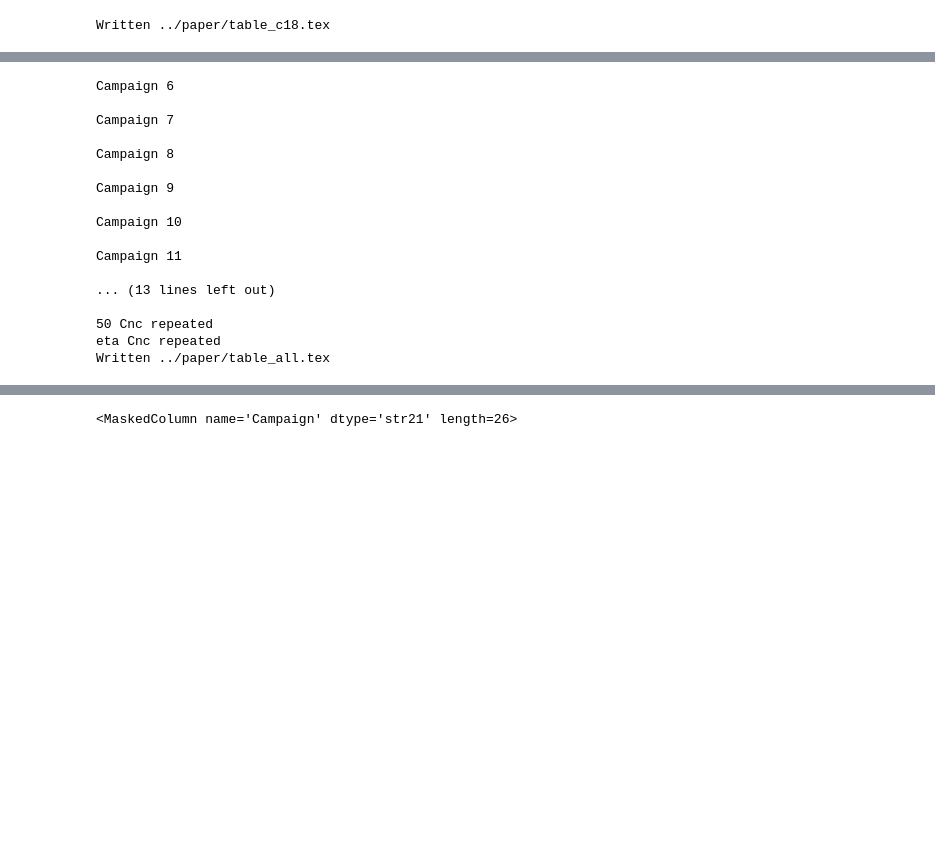
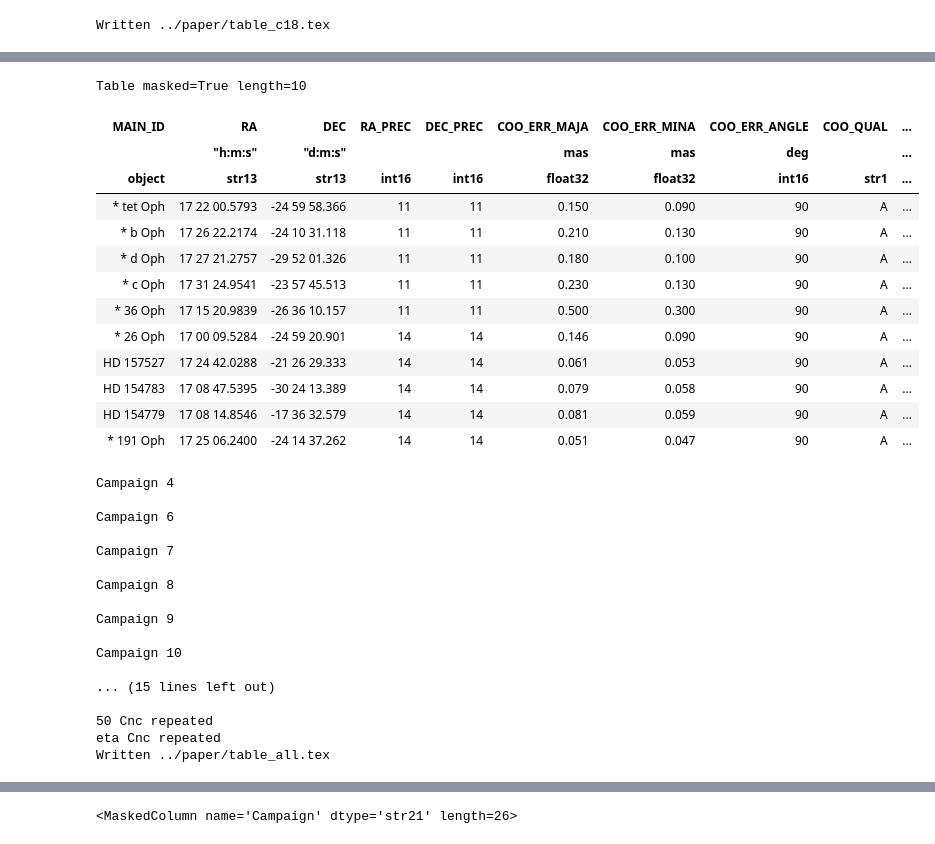
Before and after one commit to benjaminpope/k2halo, a Jupyter notebook: notebooks/download_stars.ipynb, the cells around one changed output, grey strips where cells are left out. Saved outputs shown, nothing was run; the diff lists cells and outputs as text; code cells hidden in the pictures; blank space fills up the shorter version.

Commit message:
campaign 4 listed now

```diff
--- a/notebooks/download_stars.ipynb
+++ b/notebooks/download_stars.ipynb
@@ -187,9 +204,28 @@ def translate_greek(word):
+# %%
+sim
+# %% [output]
+Table masked=True length=10
+| MAIN_ID | RA | DEC | RA_PREC | DEC_PREC | COO_ERR_MAJA | COO_ERR_MINA | COO_ERR_ANGLE | COO_QUAL | ... |
+|  | "h:m:s" | "d:m:s" |  |  | mas | mas | deg |  | ... |
+| object | str13 | str13 | int16 | int16 | float32 | float32 | int16 | str1 | ... |
+| * tet Oph | 17 22 00.5793 | -24 59 58.366 | 11 | 11 | 0.150 | 0.090 | 90 | A | ... |
+| * b Oph | 17 26 22.2174 | -24 10 31.118 | 11 | 11 | 0.210 | 0.130 | 90 | A | ... |
+| * d Oph | 17 27 21.2757 | -29 52 01.326 | 11 | 11 | 0.180 | 0.100 | 90 | A | ... |
+| * c Oph | 17 31 24.9541 | -23 57 45.513 | 11 | 11 | 0.230 | 0.130 | 90 | A | ... |
+| * 36 Oph | 17 15 20.9839 | -26 36 10.157 | 11 | 11 | 0.500 | 0.300 | 90 | A | ... |
+| * 26 Oph | 17 00 09.5284 | -24 59 20.901 | 14 | 14 | 0.146 | 0.090 | 90 | A | ... |
+| HD 157527 | 17 24 42.0288 | -21 26 29.333 | 14 | 14 | 0.061 | 0.053 | 90 | A | ... |
+| HD 154783 | 17 08 47.5395 | -30 24 13.389 | 14 | 14 | 0.079 | 0.058 | 90 | A | ... |
+| HD 154779 | 17 08 14.8546 | -17 36 32.579 | 14 | 14 | 0.081 | 0.059 | 90 | A | ... |
+| * 191 Oph | 17 25 06.2400 | -24 14 37.262 | 14 | 14 | 0.051 | 0.047 | 90 | A | ... |
 # %%
-campaigns = range(6,19)
+campaigns = range(4,19)
 
 campaign_tables = []
 
 for campaign in campaigns:
+    if campaign == 5:
+        continue
     print('Campaign',campaign,'\n')
 
     fname = '../data/haloC%d.csv' % campaign
@@ -199,13 +235,16 @@ for campaign in campaigns:
     data = data[['SC' not in mask for mask in data['MASK']]]
 
     sim = Simbad.query_objects(data['Name'])
+    if campaign == 4:
+        sim = sim[sim['COO_ERR_MAJA']<10]
+
     data['SpType'] = Column([sptype.replace('_',' ') for sptype in sim['SP_TYPE'].astype('str')],name='SpType')
     data['Campaign'] = campaign*np.ones(len(data),dtype='int')
 
-    to_write = data[['Halo' in mask for mask in data['MASK']]]['Name','EPIC ID','RA (J2000) [deg]','Dec (J2000) [deg]','SpType','Vmag','Campaign']
+    to_write = data[['Halo' in mask for mask in data['MASK']]]['Name','EPIC ID','SpType','Vmag','Campaign']
     to_write.rename_column('EPIC ID','EPIC')
-    to_write.rename_column('RA (J2000) [deg]','RA (J2000)')
-    to_write.rename_column('Dec (J2000) [deg]','Dec (J2000)')
+#     to_write.rename_column('RA (J2000) [deg]','RA (J2000)')
+#     to_write.rename_column('Dec (J2000) [deg]','Dec (J2000)')
     to_write.rename_column('SpType','Spectral')
     to_write.rename_column('Vmag','V')
     campaign_tables.append(to_write)
@@ -230,6 +269,8 @@ caption = r"All stars observed with halo photometry in K2."
 all_write.write('../paper/table_all.tex',format='latex',latexdict=latexdict,caption=caption+'\label{table_all}',overwrite=True)
 print('Written %s' % '../paper/table_all.tex')
 # %% [output]
+Campaign 4
+
 Campaign 6
 
 Campaign 7
@@ -240,9 +281,7 @@ Campaign 9
 
 Campaign 10
 
-Campaign 11
-
-... (13 lines left out)
+... (15 lines left out)
 
 50 Cnc repeated
 eta Cnc repeated
```
Also changed, not shown: parts of 3 cells of this notebook, 10 other files.
